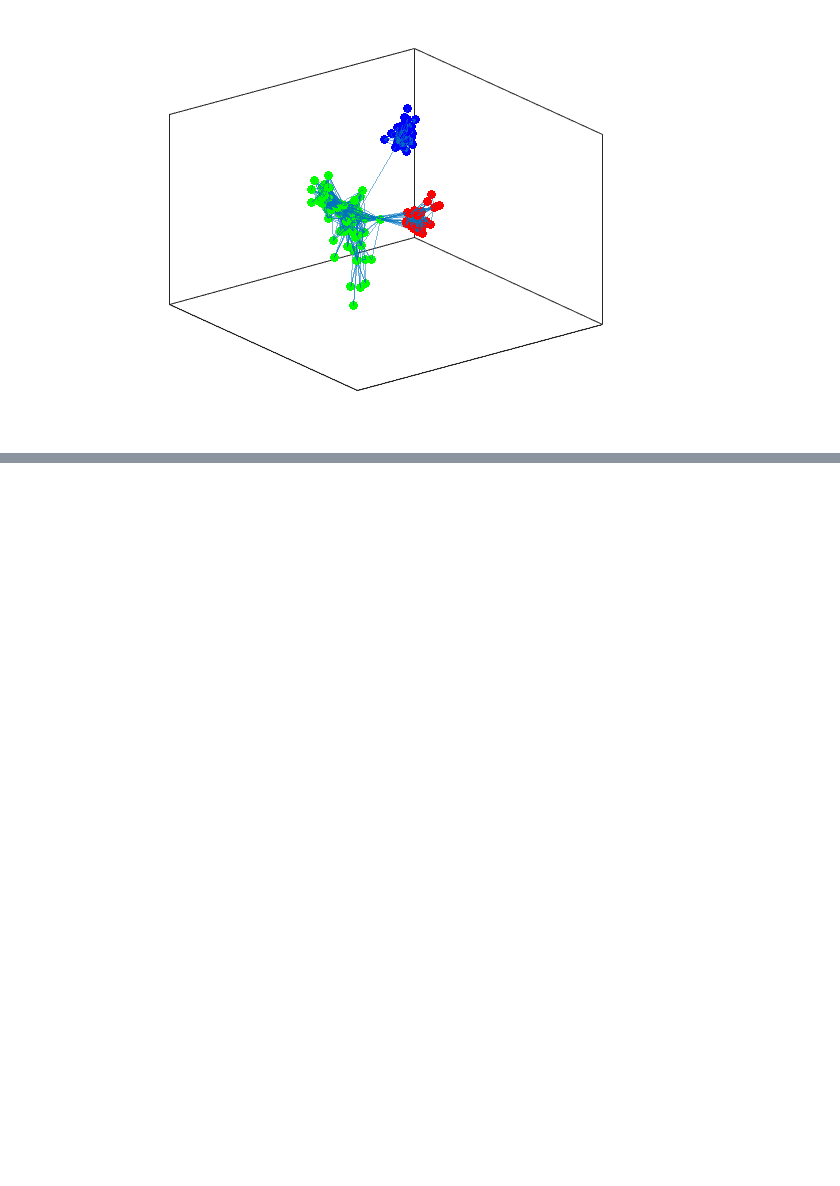
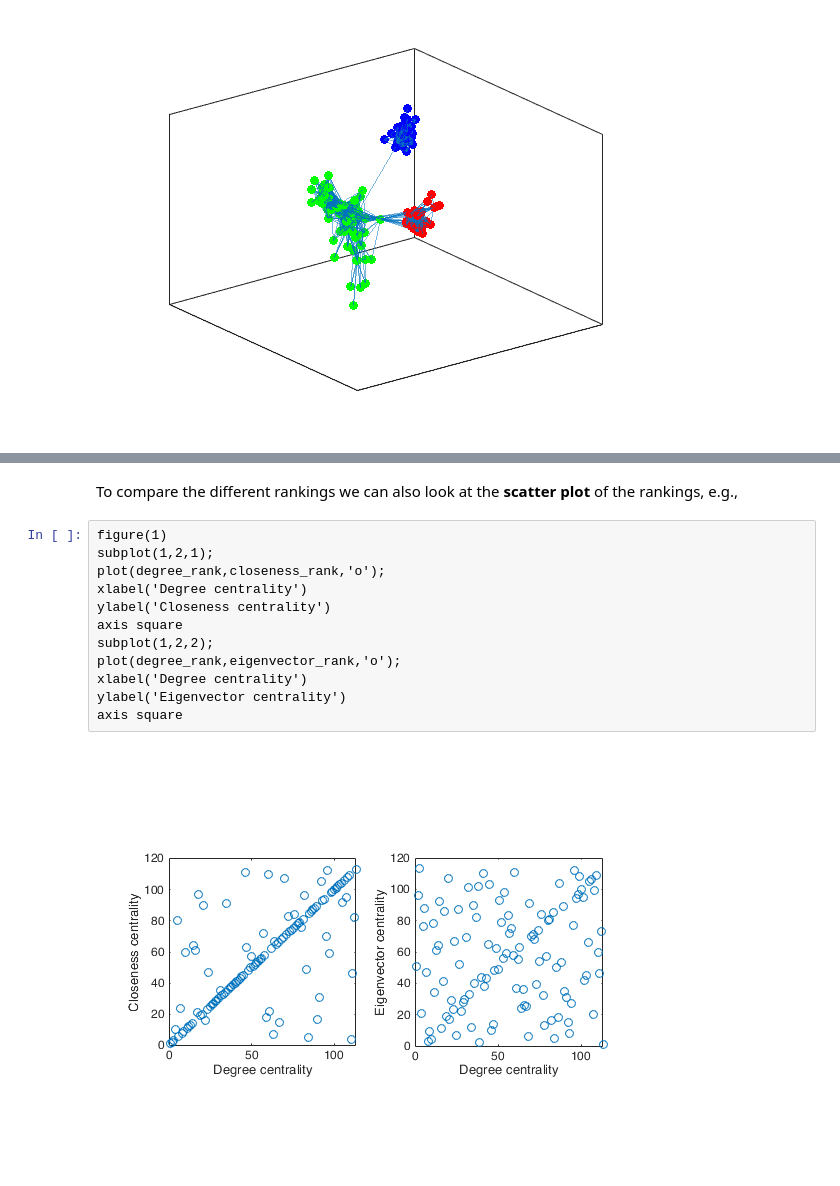
Before and after one commit to Cirdans-Home/recipesforenvsciences2023, a Jupyter notebook: _sources/graphsandnetworks.ipynb, the cells around one changed output, grey strips where cells are left out. Cells and saved outputs as stored; diff of their text form; blank space fills up the shorter version.

```diff
--- a/_sources/graphsandnetworks.ipynb
+++ b/_sources/graphsandnetworks.ipynb
@@ -318,0 +544,17 @@ corresponding communities.
+# %% [markdown]
+To compare the different rankings we can also look at the **scatter plot** of
+the rankings, e.g.,
+# %%
+figure(1)
+subplot(1,2,1);
+plot(degree_rank,closeness_rank,'o');
+xlabel('Degree centrality')
+ylabel('Closeness centrality')
+axis square
+subplot(1,2,2);
+plot(degree_rank,eigenvector_rank,'o');
+xlabel('Degree centrality')
+ylabel('Eigenvector centrality')
+axis square
+# %% [output]
+[figure, added]
```
Also changed, not shown: parts of 21 cells of this notebook, 17 other files.
